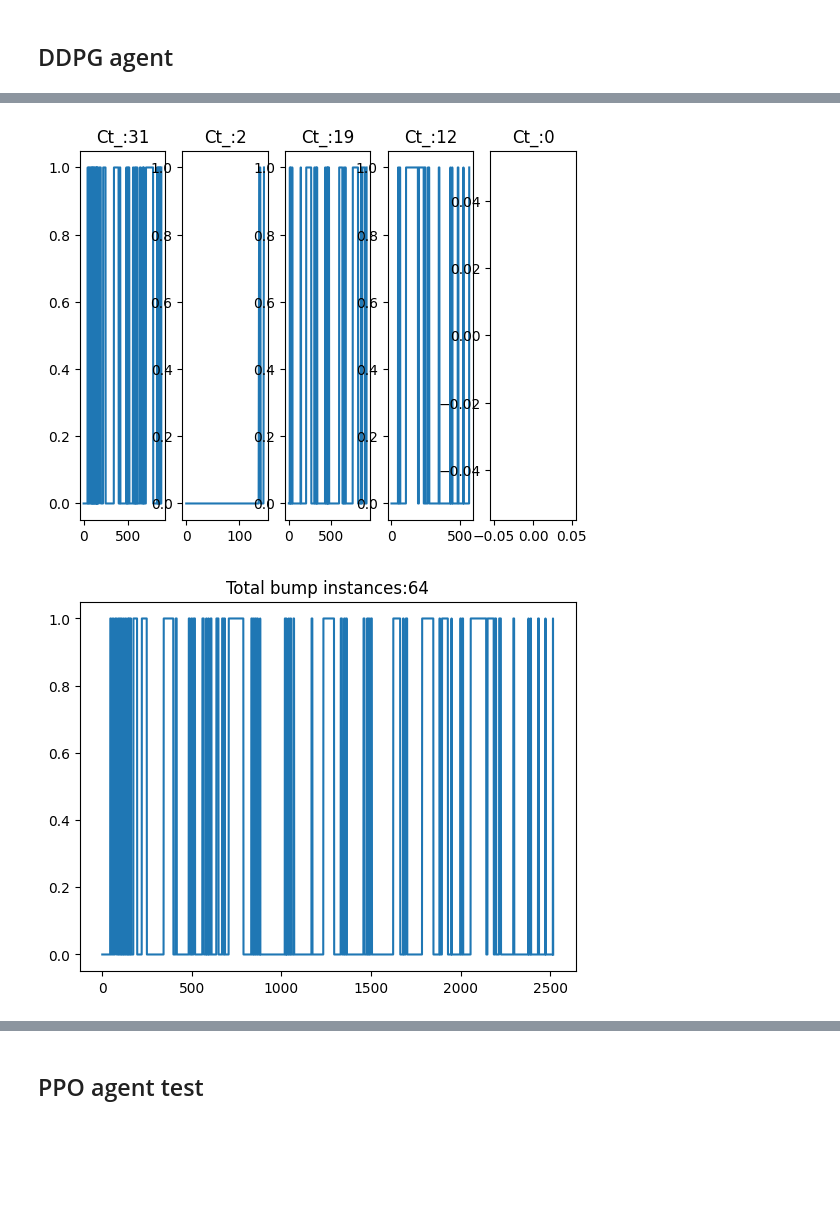
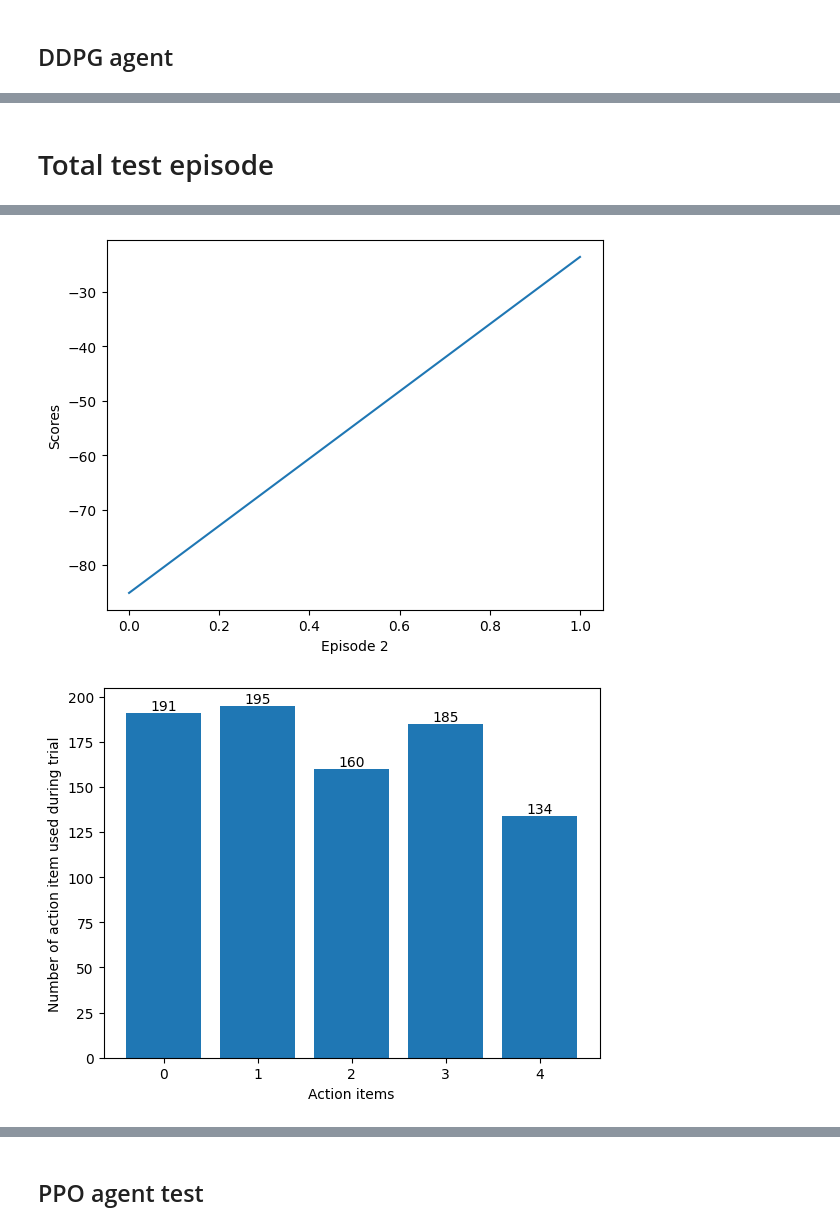
Before and after one commit to zhang-zengjie/Reward4Driving, a Jupyter notebook: LoadModelNTest.ipynb, the cells around one changed output, grey strips where cells are left out. Saved outputs shown, nothing was run; the diff lists cells and outputs as text; code cells hidden in the pictures; blank space fills up the shorter version.

Commit message:
Test for the nearness of the edge zone counts and out of track count
- read.me
- carracing.py
- LoadModelNTest.ipynb
- uitlity - for counting and filter.

```diff
--- a/LoadModelNTest.ipynb
+++ b/LoadModelNTest.ipynb
@@ -41,7 +41,8 @@ from utility import Config_DQN
 from utility import Config_DDPG
 from utility import Config_PPO
 
-Episode = 1         # test episode
+Episode = 1000         # test episode
+total_test_episodes = Episode
 Time_stamp = 1500   # time stamp -- simply initial parameters, no use in the test
 
 cfg_dqn = Config_DQN(print_ep=1, freq_save_epi=10, n_episodes=10, GAMMA=0.95, SEED=32, eps_end=0.001, max_t=1200)
@@ -66,7 +67,7 @@ agent_DDPG = Agent3(cfg_ddpg)
 agent_PPO = PPO(cfg_ppo)
 
 # create folder for the test data
-file_name = 'Test_2'
+file_name = 'Test_Default_Nearness'
 p_model = (Path()/ 'document'/'Test'/file_name)
 p_model.mkdir(parents=True, exist_ok=True)
 # %% [output]
@@ -106,8 +107,10 @@ import matplotlib.pyplot as plt
 import numpy as np
 import math
 # All folders
-Experiment = (Path()/ 'Model')
+Experiment = (Path() / 'Model')
 directory = os.walk(Experiment)
+# filter out the touching the near zoen whenever the car is about to tune angle.
+gap_threshold = 35
 folder_list = [x for x in Experiment.iterdir() if x.is_dir()]
 print(f"Folder list in Experiment:{folder_list}\n")
 
@@ -145,9 +148,9 @@ Find the default folder and load the trained model.
 > Hint: modify the number inside the braket: `DQN_folders[0]` (the Win-based pc might be the `0`, but might be varied due to basic setting.)
 # %%
 # Default
-Default_DQN_model_path = DQN_folders[0]
-Default_DDPG_model_path =DDPG_folders[0]
-Default_PPO_model_path = PPO_folders[1]
+Default_DQN_model_path = DQN_folders[1]
+Default_DDPG_model_path =DDPG_folders[1]
+Default_PPO_model_path = PPO_folders[0]
 
 device = 'cuda:0' if torch.cuda.is_available() else 'cpu' # device check for GPU avaialbility
 
@@ -244,0 +208,2 @@ AssertionError: Cannot call env.step() before calling reset()
+# %% [markdown]
+# Total test episode
@@ -245,12 +212,12 @@ AssertionError: Cannot call env.step() before calling reset()
 # %%
 from collections import deque
 import numpy as np
-from utility import get_unique_numbers
+from utility import get_unique_numbers, count_edgezone
 import time
 # DDPG
 
 test_running_reward = 0 # reset calculation reward
-total_test_episodes = 5
+
 ac =[]
 start = time.time()
 runn_ep =[]
@@ -264,7 +231,6 @@ if p_model.is_dir():
     nb_name = 'DDPG_Test_log.txt'
 with open(p_model.joinpath(nb_name), "w") as f:
 
-
     for ep in range(1, total_test_episodes+1):
 
         start_ep = time.time()
@@ -277,12 +243,11 @@ with open(p_model.joinpath(nb_name), "w") as f:
             action = agent_DDPG.act(state)
             ac.append(action)
             state, reward, done, bumps = env.step(action) # reward return
-            if bumps !=0:
-                print(f'Episode:{ep},Bump:{bumps}\n')
+
             Ep_bmp.append(bumps)
             T_Bmp.append(bumps)
             ep_reward += reward
-            env.render('rgb_array') # uncommand to display -- warning: expensive resources.
+            # env.render('rgb_array') # uncommand to display -- warning: expensive resources.
 
             if done:
                 break
@@ -292,7 +257,6 @@ with open(p_model.joinpath(nb_name), "w") as f:
         end_ep = time.time()
         hours_ep, rem_ep = divmod(end_ep-start_ep, 3600)
         minutes_ep, seconds_ep = divmod(rem_ep, 60)
-
 
 
         f.write("Episode{} (survive time): {:0>2}:{:0>2}:{:05.2f}\n".format(ep,int(hours_ep),int(minutes_ep),seconds_ep))
@@ -314,14 +278,14 @@ with open(p_model.joinpath(nb_name), "w") as f:
     count_list_DDPG = []
     for i in range(len(Bmp)):
         count_list_DDPG.append(count_impulses(Bmp[i]))
-    data = {'Bump_instance': count_list_DDPG}
-    Bump_track_DDPG = pd.DataFrame(data)
-    Tcount_DDPG = count_impulses(T_Bmp)
+    data_ddpg = {'Bump_instance': count_list_DDPG}
+    Bump_track = pd.DataFrame(data_ddpg)
+    Tcount_DDPG = count_edgezone(T_Bmp,gap_threshold )
 
     f.write("Total Test time (survive time): {:0>2}:{:0>2}:{:05.2f}\n".format(int(hours),int(minutes),seconds))
     f.write('Toal epoch:%s\n'%total_test_episodes)
-    f.write('Bump instances on the track:%s\n'%Bump_track_DDPG.sum(axis=0)[0])
     f.write("Bump instances of total: %s\n"%Tcount_DDPG)
+    f.write("Bump to edge zone %s\n"%count_edgezone(T_Bmp, gap_threshold))
     f.close()
 
 
@@ -329,18 +293,23 @@ DDPG_avg = avg_scores
 DDPG_scores = scores
 DDPG_ac = ac
 
-csv_name = f"DDPG_reshape"
-# score_save(scores,avg_scores,file_name=csv_name,path=p_model,print_=False) # save score table as csv file
+# save csv file
+csv_name = f"DDPG_default"
+score_save(scores,avg_scores,file_name=csv_name,path=p_model,print_=False) # save score table as csv file
+count_impulse_file = f"DDPG_default_count"
+Bump_track.to_csv((p_model/f"{count_impulse_file}.csv")) # save bump instances as csv file
+
 
 # # plot the bump instances.
-for i in range(total_test_episodes):
-    plt.subplot(1, total_test_episodes, i+1)
-    plt.plot(Bmp[i])
-    plt.title(f'Ct_:{data["Bump_instance"][i]}')
+# for i in range(total_test_episodes):
+#     plt.subplot(1, total_test_episodes, i+1)
+#     plt.plot(Bmp[i])
+#     plt.title(f'Ct_:{data["Bump_instance"][i]}')
 
-fig = plt.figure()
-plt.plot(T_Bmp)
-plt.title(f'Total bump instances:{Tcount_DDPG}')
+# plot for touch instanaces for the track.
+# fig = plt.figure()
+# plt.plot(T_Bmp)
+# plt.title(f'Total bump instances:{Tcount_DDPG}')
 
 fig = plt.figure()
 ax = fig.add_subplot(111)
@@ -383,2 +338,2 @@ Total test time: 00:01:28.68
-[figure, old version]
+[figure, new version]
-[figure, old version]
+[figure, new version]
```
Also changed, not shown: parts of 11 cells of this notebook, 17 other files.
